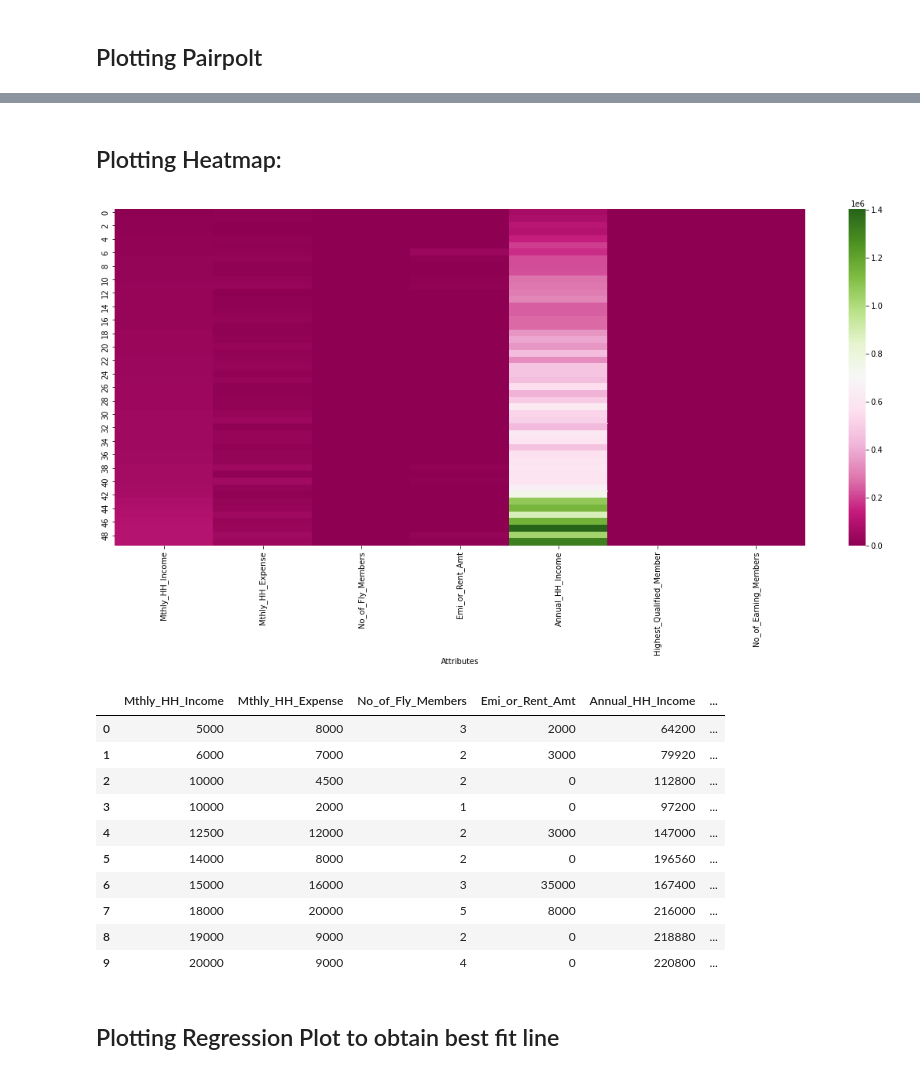
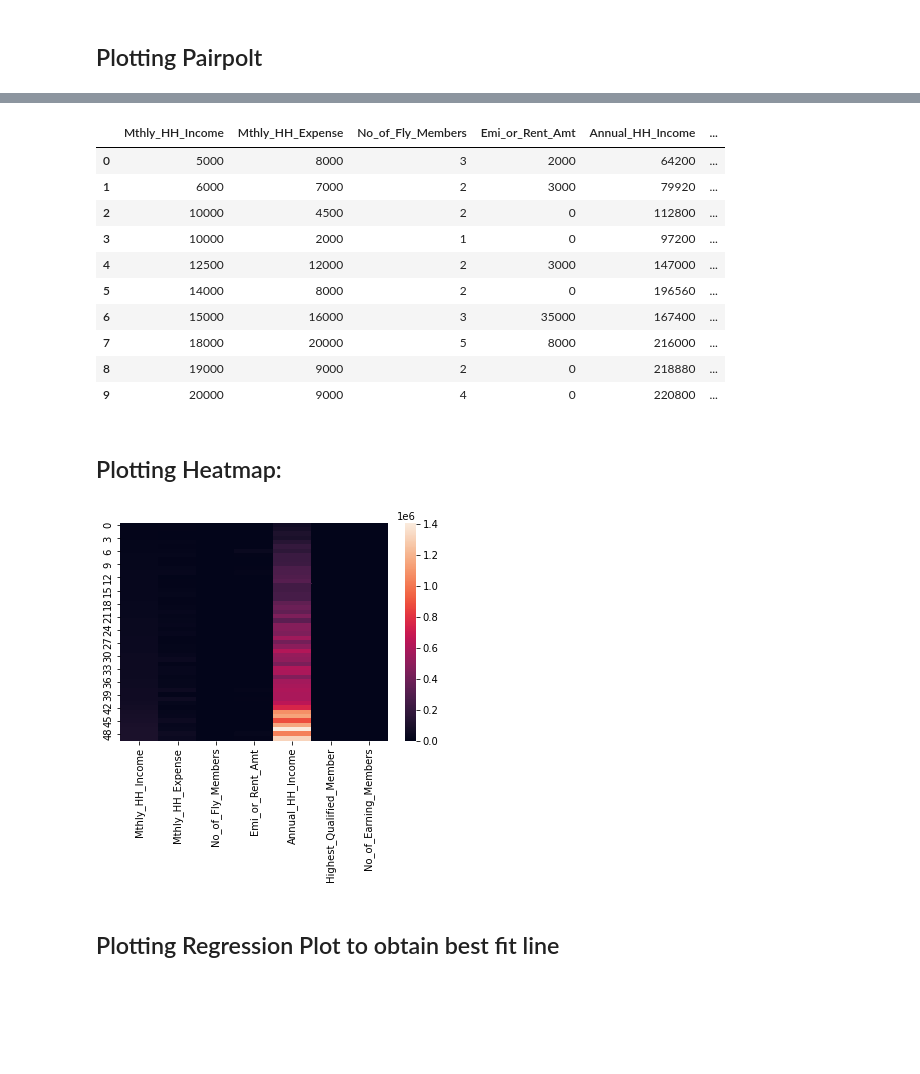
Before and after one commit to CodeWithSridhar/Innomatics-Internship, a Jupyter notebook: Task7_Descriptive_Statistics.ipynb, the cells around one changed output, grey strips where cells are left out. Drawn from its saved outputs; the diff is of its cells as text; code cells hidden in the pictures; blank space fills up the shorter version.

```diff
--- a/Task7_Descriptive_Statistics.ipynb
+++ b/Task7_Descriptive_Statistics.ipynb
@@ -127,30 +129,30 @@ plt.show()
+# %%
+from sklearn.preprocessing import LabelEncoder
+Encoder = LabelEncoder()
+Highest_Qualified_Member = Encoder.fit_transform(data['Highest_Qualified_Member'])
+data['Highest_Qualified_Member'] = Highest_Qualified_Member
+data.head(10)
+# %% [output]
+|  | Mthly_HH_Income | Mthly_HH_Expense | No_of_Fly_Members | Emi_or_Rent_Amt | Annual_HH_Income | ... |
+| 0 | 5000 | 8000 | 3 | 2000 | 64200 | ... |
+| 1 | 6000 | 7000 | 2 | 3000 | 79920 | ... |
+| 2 | 10000 | 4500 | 2 | 0 | 112800 | ... |
+| 3 | 10000 | 2000 | 1 | 0 | 97200 | ... |
+| 4 | 12500 | 12000 | 2 | 3000 | 147000 | ... |
+| 5 | 14000 | 8000 | 2 | 0 | 196560 | ... |
+| 6 | 15000 | 16000 | 3 | 35000 | 167400 | ... |
+| 7 | 18000 | 20000 | 5 | 8000 | 216000 | ... |
+| 8 | 19000 | 9000 | 2 | 0 | 218880 | ... |
+| 9 | 20000 | 9000 | 4 | 0 | 220800 | ... |
 # %% [markdown]
 ## Plotting Heatmap:
 # %%
-fig, ax = plt.subplots(figsize=(20,8))
-sns.heatmap(data, cmap="PiYG")
-plt.xlabel('Attributes')
+# fig, ax = plt.subplots(figsize=(20,8))
+sns.heatmap(data)
+# plt.xlabel('Attributes')
 plt.show()
 # %% [output]
-[figure, old version]
+[figure, new version]
-# %%
-from sklearn.preprocessing import LabelEncoder
-Encoder = LabelEncoder()
-Highest_Qualified_Member = Encoder.fit_transform(data['Highest_Qualified_Member'])
-data['Highest_Qualified_Member'] = Highest_Qualified_Member
-data.head(10)
-# %% [output]
-|  | Mthly_HH_Income | Mthly_HH_Expense | No_of_Fly_Members | Emi_or_Rent_Amt | Annual_HH_Income | ... |
-| 0 | 5000 | 8000 | 3 | 2000 | 64200 | ... |
-| 1 | 6000 | 7000 | 2 | 3000 | 79920 | ... |
-| 2 | 10000 | 4500 | 2 | 0 | 112800 | ... |
-| 3 | 10000 | 2000 | 1 | 0 | 97200 | ... |
-| 4 | 12500 | 12000 | 2 | 3000 | 147000 | ... |
-| 5 | 14000 | 8000 | 2 | 0 | 196560 | ... |
-| 6 | 15000 | 16000 | 3 | 35000 | 167400 | ... |
-| 7 | 18000 | 20000 | 5 | 8000 | 216000 | ... |
-| 8 | 19000 | 9000 | 2 | 0 | 218880 | ... |
-| 9 | 20000 | 9000 | 4 | 0 | 220800 | ... |
 # %% [markdown]
 ## Plotting Regression Plot to obtain best fit line
 # %%
```
Also changed, not shown: parts of 19 cells of this notebook.
